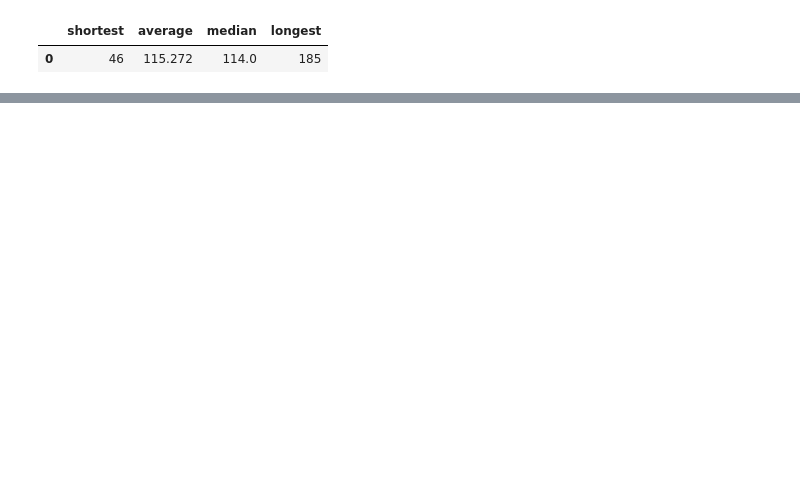
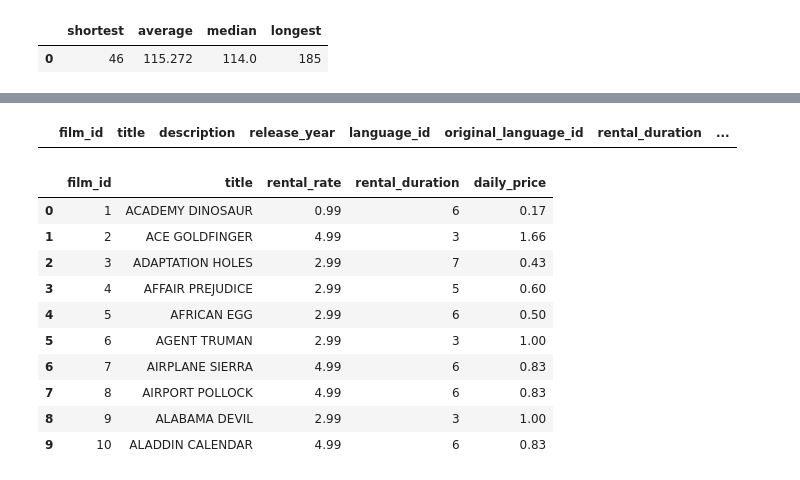
Before and after one commit to Akina-Aoki/sql_lab1_aira_franco, a Jupyter notebook: duckdb_pandas.ipynb, the cells around one changed output, grey strips where cells are left out. Cells and saved outputs as stored; diff of their text form; code cells hidden in the pictures; blank space fills up the shorter version.

```diff
--- a/duckdb_pandas.ipynb
+++ b/duckdb_pandas.ipynb
@@ -301,0 +308,41 @@ check_film.head(3)
+# %%
+# Phase 2:  Business Logic Pre-Validation
+# Diagnose risk rows / bad inputs
+
+duckdb.sql("""
+SELECT *
+FROM film
+WHERE rental_rate IS NULL
+OR rental_duration IS NULL
+OR rental_duration = 0;
+           """).df()
+
+# Output: 0 rows, so no bad inputs found
+# %% [output]
+|  | film_id | title | description | release_year | language_id | original_language_id | rental_duration | ... |
+# %%
+# Phase 3: Build the M AS calculation as "daily_price"
+# Generate the (cost_per_day)
+duckdb.sql("""
+SELECT
+    film_id,
+    title,
+    rental_rate,
+    rental_duration,
+    ROUND(rental_rate / rental_duration, 2) AS daily_price
+FROM film
+WHERE rental_rate IS NOT NULL
+AND rental_duration > 0;
+           """).df().head(10)
+# %% [output]
+|  | film_id | title | rental_rate | rental_duration | daily_price |
+| 0 | 1 | ACADEMY DINOSAUR | 0.99 | 6 | 0.17 |
+| 1 | 2 | ACE GOLDFINGER | 4.99 | 3 | 1.66 |
+| 2 | 3 | ADAPTATION HOLES | 2.99 | 7 | 0.43 |
+| 3 | 4 | AFFAIR PREJUDICE | 2.99 | 5 | 0.60 |
+| 4 | 5 | AFRICAN EGG | 2.99 | 6 | 0.50 |
+| 5 | 6 | AGENT TRUMAN | 2.99 | 3 | 1.00 |
+| 6 | 7 | AIRPLANE SIERRA | 4.99 | 6 | 0.83 |
+| 7 | 8 | AIRPORT POLLOCK | 4.99 | 6 | 0.83 |
+| 8 | 9 | ALABAMA DEVIL | 2.99 | 3 | 1.00 |
+| 9 | 10 | ALADDIN CALENDAR | 4.99 | 6 | 0.83 |
```
Also changed, not shown: parts of 40 cells of this notebook.
